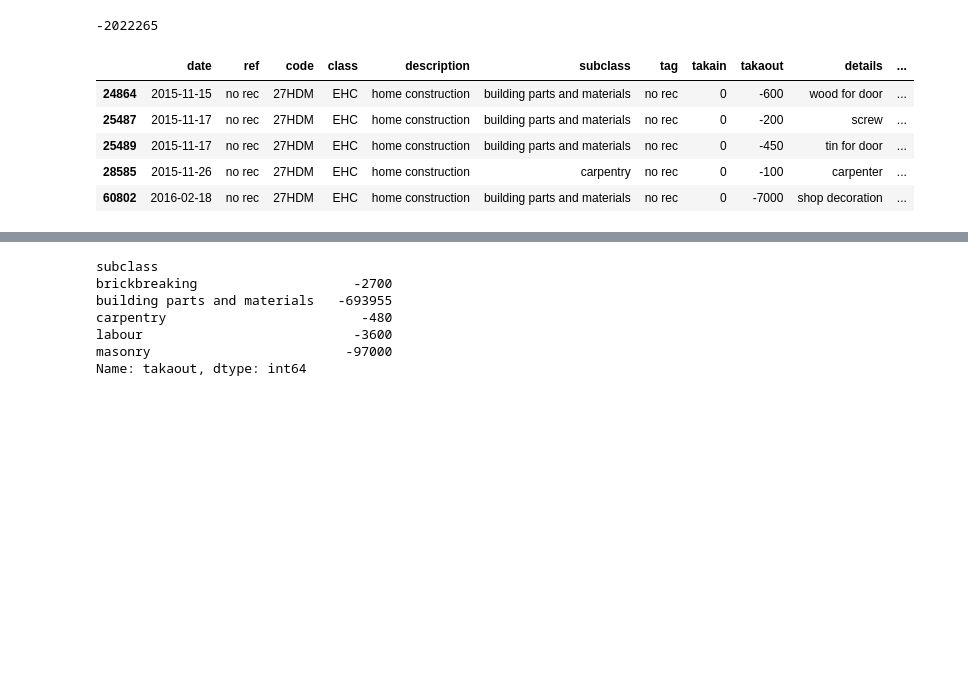
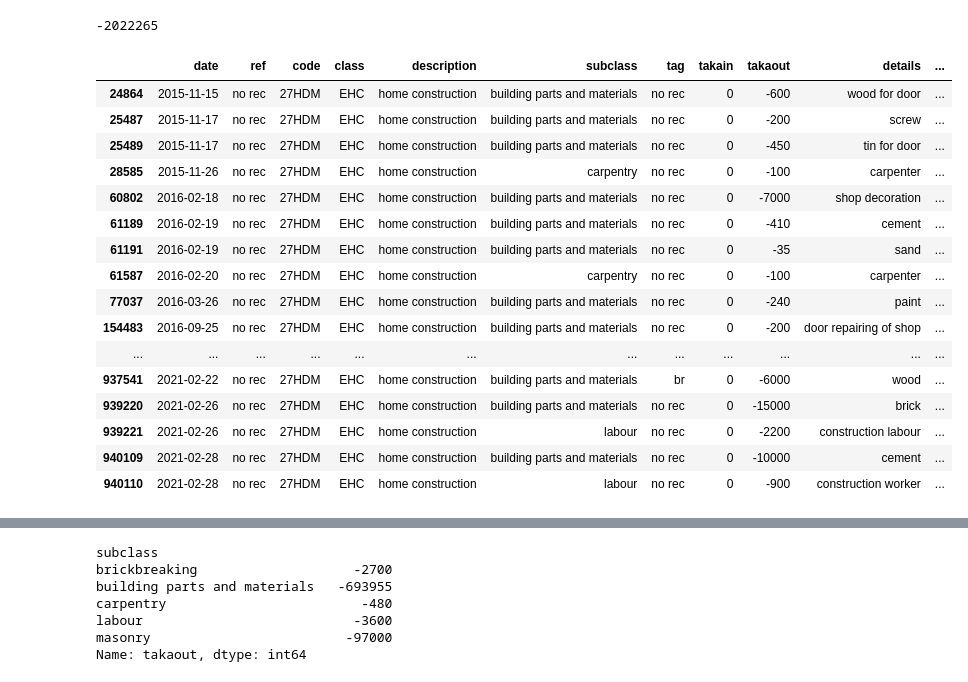
Before and after one commit to Nori6833/Financial_Diary1, a Jupyter notebook: May 25th Expenditure Summary.ipynb, the cells around one changed output, grey strips where cells are left out. Cells and saved outputs as stored; diff of their text form; code cells hidden in the pictures; blank space fills up the shorter version.

```diff
--- a/May 25th Expenditure Summary.ipynb
+++ b/May 25th Expenditure Summary.ipynb
@@ -6,7 +6,7 @@ with open('hrishipara_financial_diaries.csv') as var_name:
 import pingouin as pg
 import numpy as np
 import pandas as pd
-
+pd.set_option('display.max_rows', None)
 df = pd.DataFrame(A)
 new_header = df.iloc[0] #grab the first row for the header
 df = df[1:] #take the data less the header row
@@ -198,11 +601,22 @@ df27h['takaout'].sum()
 # %% [output]
 -2022265
 # %%
-df27h.head()
+df27h.head(230)
 # %% [output]
 |  | date | ref | code | class | description | subclass | tag | takain | takaout | details | ... |
 | 24864 | 2015-11-15 | no rec | 27HDM | EHC | home construction | building parts and materials | no rec | 0 | -600 | wood for door | ... |
 | 25487 | 2015-11-17 | no rec | 27HDM | EHC | home construction | building parts and materials | no rec | 0 | -200 | screw | ... |
 | 25489 | 2015-11-17 | no rec | 27HDM | EHC | home construction | building parts and materials | no rec | 0 | -450 | tin for door | ... |
 | 28585 | 2015-11-26 | no rec | 27HDM | EHC | home construction | carpentry | no rec | 0 | -100 | carpenter | ... |
 | 60802 | 2016-02-18 | no rec | 27HDM | EHC | home construction | building parts and materials | no rec | 0 | -7000 | shop decoration | ... |
+| 61189 | 2016-02-19 | no rec | 27HDM | EHC | home construction | building parts and materials | no rec | 0 | -410 | cement | ... |
+| 61191 | 2016-02-19 | no rec | 27HDM | EHC | home construction | building parts and materials | no rec | 0 | -35 | sand | ... |
+| 61587 | 2016-02-20 | no rec | 27HDM | EHC | home construction | carpentry | no rec | 0 | -100 | carpenter | ... |
+| 77037 | 2016-03-26 | no rec | 27HDM | EHC | home construction | building parts and materials | no rec | 0 | -240 | paint | ... |
+| 154483 | 2016-09-25 | no rec | 27HDM | EHC | home construction | building parts and materials | no rec | 0 | -200 | door repairing of shop | ... |
+| ... | ... | ... | ... | ... | ... | ... | ... | ... | ... | ... | ... |
+| 937541 | 2021-02-22 | no rec | 27HDM | EHC | home construction | building parts and materials | br | 0 | -6000 | wood | ... |
+| 939220 | 2021-02-26 | no rec | 27HDM | EHC | home construction | building parts and materials | no rec | 0 | -15000 | brick | ... |
+| 939221 | 2021-02-26 | no rec | 27HDM | EHC | home construction | labour | no rec | 0 | -2200 | construction labour | ... |
+| 940109 | 2021-02-28 | no rec | 27HDM | EHC | home construction | building parts and materials | no rec | 0 | -10000 | cement | ... |
+| 940110 | 2021-02-28 | no rec | 27HDM | EHC | home construction | labour | no rec | 0 | -900 | construction worker | ... |
```
Also changed, not shown: parts of 80 cells of this notebook.
